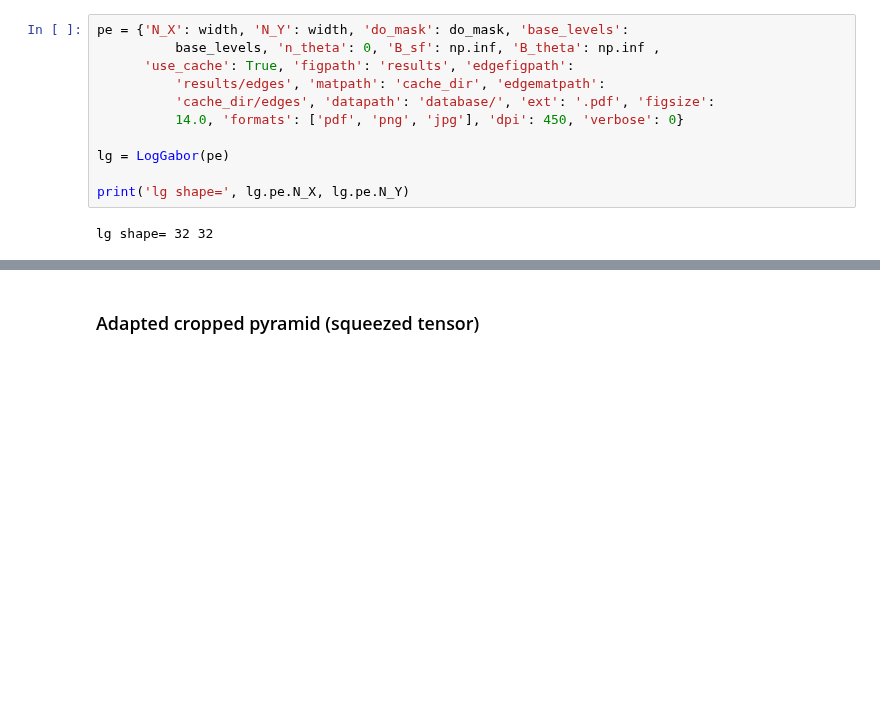
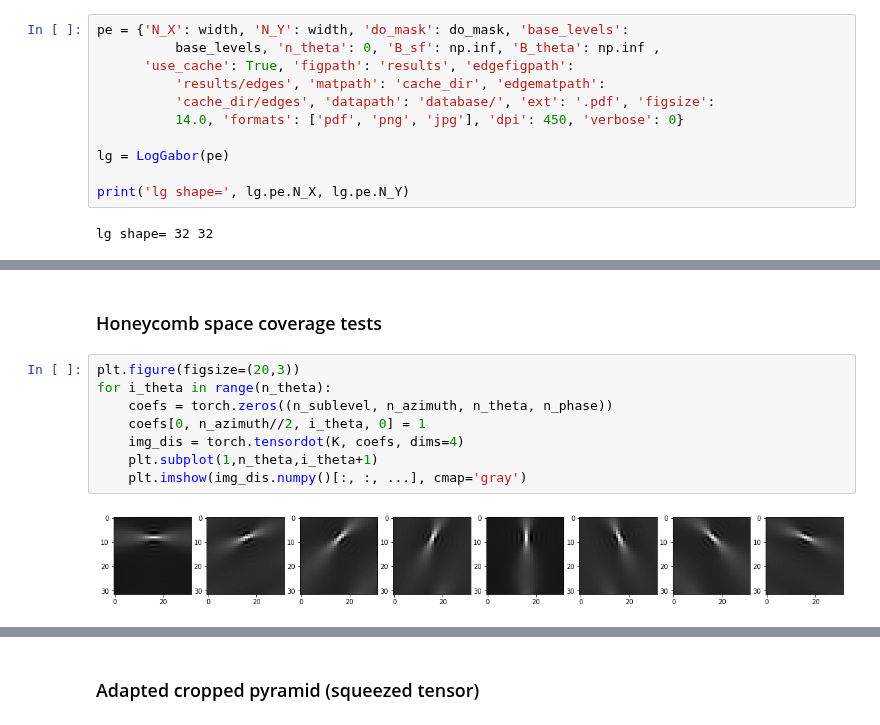
Before and after one commit to dabane-ghassan/int-lab-book, a Jupyter notebook: src/stn_128x128-POLO-tests.ipynb, the cells around one changed output, grey strips where cells are left out. Drawn from its saved outputs; the diff is of its cells as text; blank space fills up the shorter version.

```diff
--- a/src/stn_128x128-POLO-tests.ipynb
+++ b/src/stn_128x128-POLO-tests.ipynb
@@ -95,0 +103,12 @@ K min max= tensor(-0.3125) tensor(1.)
+# %% [markdown]
+### Honeycomb space coverage tests
+# %%
+plt.figure(figsize=(20,3))
+for i_theta in range(n_theta):
+    coefs = torch.zeros((n_sublevel, n_azimuth, n_theta, n_phase))
+    coefs[0, n_azimuth//2, i_theta, 0] = 1
+    img_dis = torch.tensordot(K, coefs, dims=4)
+    plt.subplot(1,n_theta,i_theta+1)
+    plt.imshow(img_dis.numpy()[:, :, ...], cmap='gray')
+# %% [output]
+[figure, added]
```
Also changed, not shown: parts of 23 cells of this notebook.
